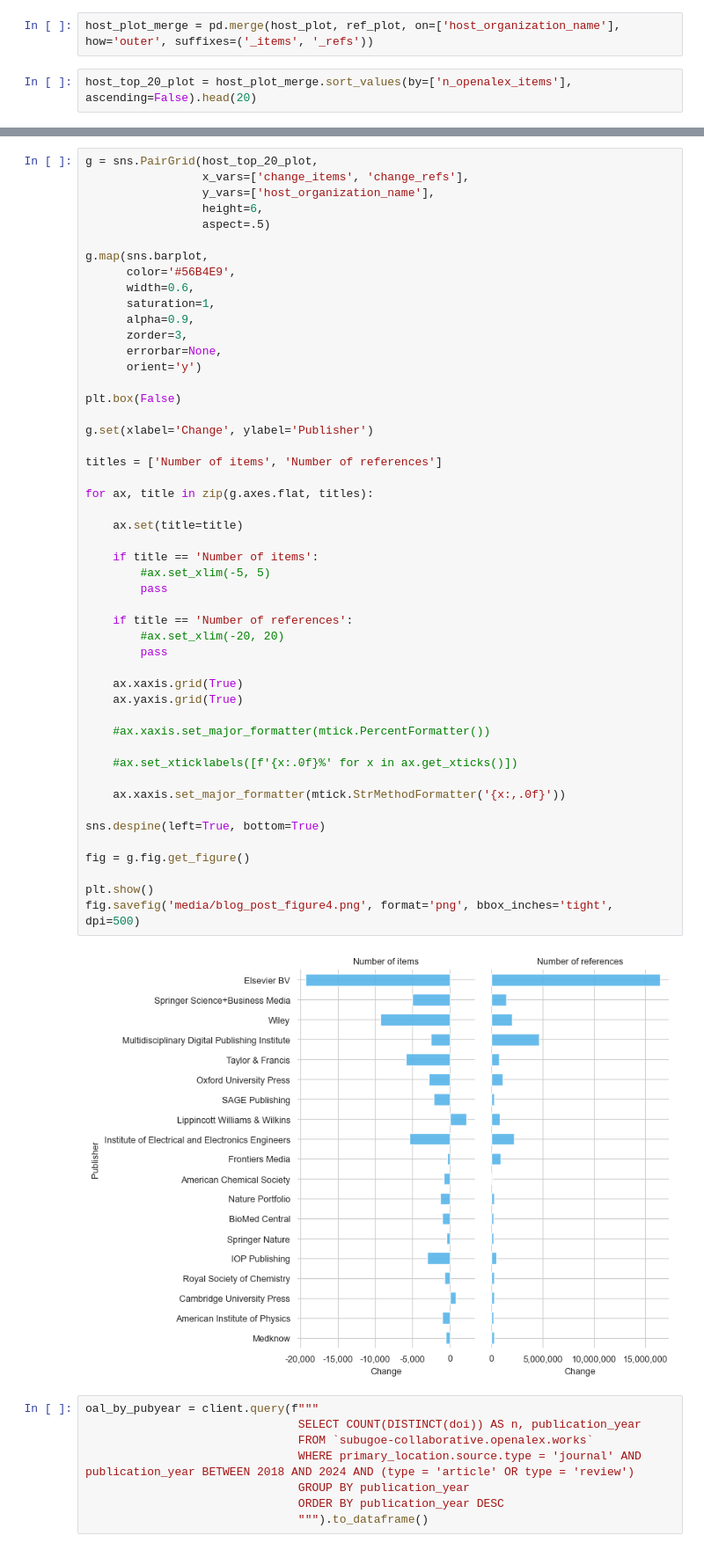
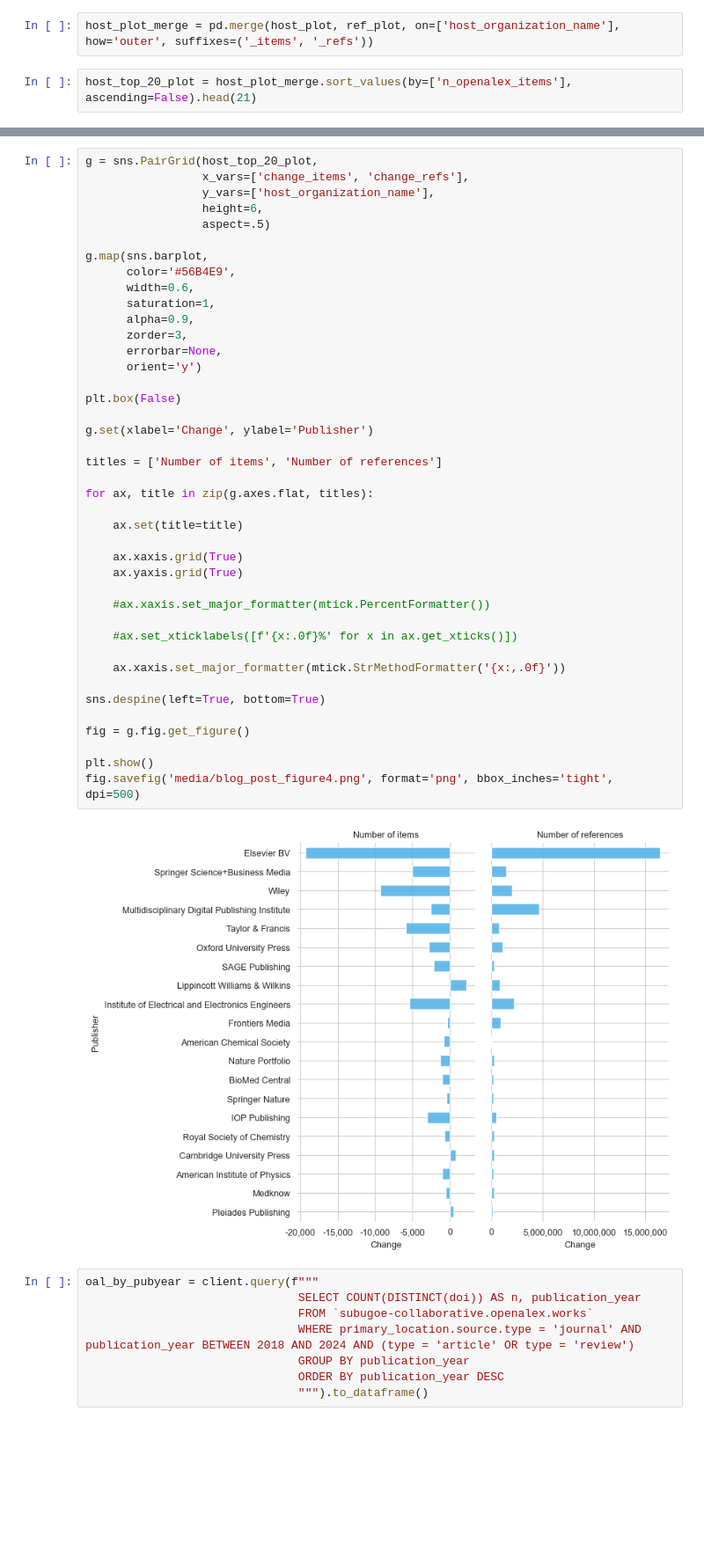
Before and after one commit to naustica/openalex_walden_analysis, a Jupyter notebook: BlogPost.ipynb, the cells around one changed output, grey strips where cells are left out. Shown at 88% size. Drawn from its saved outputs; the diff is of its cells as text; blank space fills up the shorter version.

Commit message:
update figure

```diff
--- a/BlogPost.ipynb
+++ b/BlogPost.ipynb
@@ -391,4 +411,4 @@ ref_plot = calculate_changes(oal_by_host_references, walden_by_host_references,
 # %%
 host_plot_merge = pd.merge(host_plot, ref_plot, on=['host_organization_name'], how='outer', suffixes=('_items', '_refs'))
 # %%
-host_top_20_plot = host_plot_merge.sort_values(by=['n_openalex_items'], ascending=False).head(20)
+host_top_20_plot = host_plot_merge.sort_values(by=['n_openalex_items'], ascending=False).head(21)
@@ -429,42 +469,34 @@ g.map(sns.barplot,
       zorder=3,
       errorbar=None,
       orient='y')
 
 plt.box(False)
 
 g.set(xlabel='Change', ylabel='Publisher')
 
 titles = ['Number of items', 'Number of references']
 
 for ax, title in zip(g.axes.flat, titles):
 
     ax.set(title=title)
 
-    if title == 'Number of items':
-        #ax.set_xlim(-5, 5)
-        pass
-
-    if title == 'Number of references':
-        #ax.set_xlim(-20, 20)
-        pass
-
     ax.xaxis.grid(True)
     ax.yaxis.grid(True)
 
     #ax.xaxis.set_major_formatter(mtick.PercentFormatter())
 
     #ax.set_xticklabels([f'{x:.0f}%' for x in ax.get_xticks()])
 
     ax.xaxis.set_major_formatter(mtick.StrMethodFormatter('{x:,.0f}'))
 
 sns.despine(left=True, bottom=True)
 
 fig = g.fig.get_figure()
 
 plt.show()
 fig.savefig('media/blog_post_figure4.png', format='png', bbox_inches='tight', dpi=500)
 # %% [output]
-[figure, old version]
+[figure, new version]
 # %%
 oal_by_pubyear = client.query(f"""
                                SELECT COUNT(DISTINCT(doi)) AS n, publication_year
```
Also changed, not shown: parts of 8 cells of this notebook, 1 other file.
